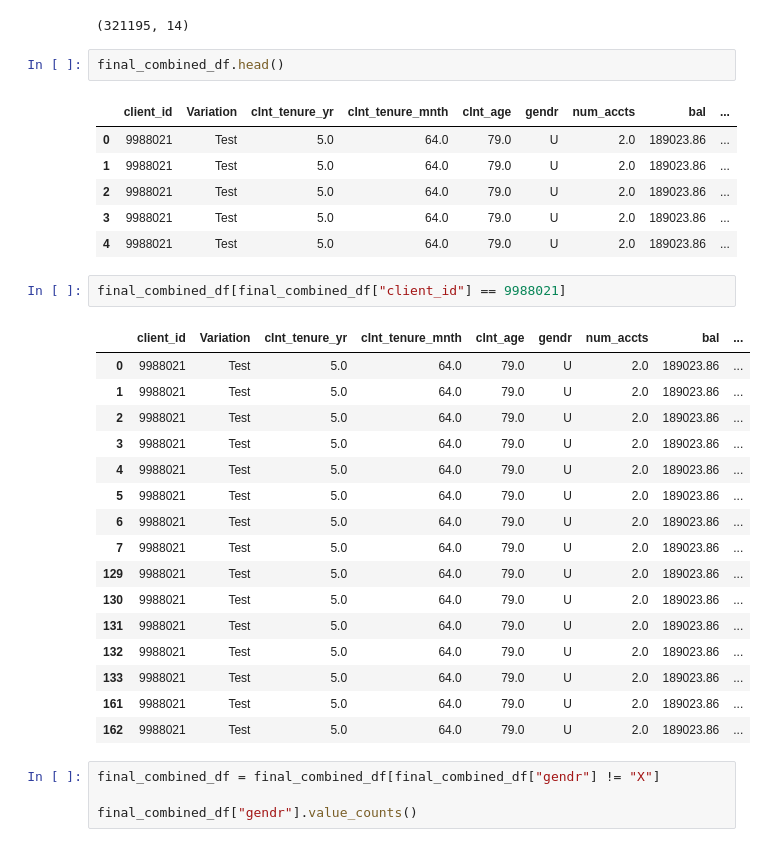
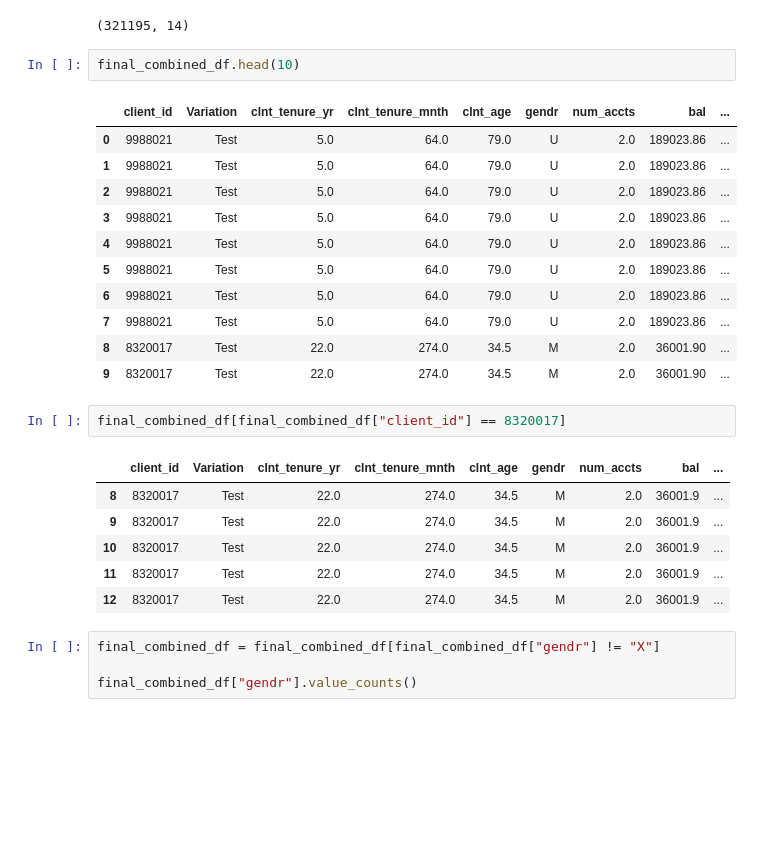
Before and after one commit to AleUrzi/week5_vanguard-ab-test, a Jupyter notebook: Notebooks/Alessia_cleaned_merged_df.ipynb, the cells around one changed output. Saved outputs shown, nothing was run; the diff lists cells and outputs as text; blank space fills up the shorter version.

```diff
--- a/Notebooks/Alessia_cleaned_merged_df.ipynb
+++ b/Notebooks/Alessia_cleaned_merged_df.ipynb
@@ -203,7 +203,7 @@ final_combined_df.shape
 # %% [output]
 (321195, 14)
 # %%
-final_combined_df.head()
+final_combined_df.head(10)
 # %% [output]
 |  | client_id | Variation | clnt_tenure_yr | clnt_tenure_mnth | clnt_age | gendr | num_accts | bal | ... |
 | 0 | 9988021 | Test | 5.0 | 64.0 | 79.0 | U | 2.0 | 189023.86 | ... |
@@ -211,25 +211,20 @@ final_combined_df.head()
 | 2 | 9988021 | Test | 5.0 | 64.0 | 79.0 | U | 2.0 | 189023.86 | ... |
 | 3 | 9988021 | Test | 5.0 | 64.0 | 79.0 | U | 2.0 | 189023.86 | ... |
 | 4 | 9988021 | Test | 5.0 | 64.0 | 79.0 | U | 2.0 | 189023.86 | ... |
+| 5 | 9988021 | Test | 5.0 | 64.0 | 79.0 | U | 2.0 | 189023.86 | ... |
+| 6 | 9988021 | Test | 5.0 | 64.0 | 79.0 | U | 2.0 | 189023.86 | ... |
+| 7 | 9988021 | Test | 5.0 | 64.0 | 79.0 | U | 2.0 | 189023.86 | ... |
+| 8 | 8320017 | Test | 22.0 | 274.0 | 34.5 | M | 2.0 | 36001.90 | ... |
+| 9 | 8320017 | Test | 22.0 | 274.0 | 34.5 | M | 2.0 | 36001.90 | ... |
 # %%
-final_combined_df[final_combined_df["client_id"] == 9988021]
+final_combined_df[final_combined_df["client_id"] == 8320017]
 # %% [output]
 |  | client_id | Variation | clnt_tenure_yr | clnt_tenure_mnth | clnt_age | gendr | num_accts | bal | ... |
-| 0 | 9988021 | Test | 5.0 | 64.0 | 79.0 | U | 2.0 | 189023.86 | ... |
-| 1 | 9988021 | Test | 5.0 | 64.0 | 79.0 | U | 2.0 | 189023.86 | ... |
-| 2 | 9988021 | Test | 5.0 | 64.0 | 79.0 | U | 2.0 | 189023.86 | ... |
-| 3 | 9988021 | Test | 5.0 | 64.0 | 79.0 | U | 2.0 | 189023.86 | ... |
-| 4 | 9988021 | Test | 5.0 | 64.0 | 79.0 | U | 2.0 | 189023.86 | ... |
-| 5 | 9988021 | Test | 5.0 | 64.0 | 79.0 | U | 2.0 | 189023.86 | ... |
-| 6 | 9988021 | Test | 5.0 | 64.0 | 79.0 | U | 2.0 | 189023.86 | ... |
-| 7 | 9988021 | Test | 5.0 | 64.0 | 79.0 | U | 2.0 | 189023.86 | ... |
-| 129 | 9988021 | Test | 5.0 | 64.0 | 79.0 | U | 2.0 | 189023.86 | ... |
-| 130 | 9988021 | Test | 5.0 | 64.0 | 79.0 | U | 2.0 | 189023.86 | ... |
-| 131 | 9988021 | Test | 5.0 | 64.0 | 79.0 | U | 2.0 | 189023.86 | ... |
-| 132 | 9988021 | Test | 5.0 | 64.0 | 79.0 | U | 2.0 | 189023.86 | ... |
-| 133 | 9988021 | Test | 5.0 | 64.0 | 79.0 | U | 2.0 | 189023.86 | ... |
-| 161 | 9988021 | Test | 5.0 | 64.0 | 79.0 | U | 2.0 | 189023.86 | ... |
-| 162 | 9988021 | Test | 5.0 | 64.0 | 79.0 | U | 2.0 | 189023.86 | ... |
+| 8 | 8320017 | Test | 22.0 | 274.0 | 34.5 | M | 2.0 | 36001.9 | ... |
+| 9 | 8320017 | Test | 22.0 | 274.0 | 34.5 | M | 2.0 | 36001.9 | ... |
+| 10 | 8320017 | Test | 22.0 | 274.0 | 34.5 | M | 2.0 | 36001.9 | ... |
+| 11 | 8320017 | Test | 22.0 | 274.0 | 34.5 | M | 2.0 | 36001.9 | ... |
+| 12 | 8320017 | Test | 22.0 | 274.0 | 34.5 | M | 2.0 | 36001.9 | ... |
 # %%
 final_combined_df = final_combined_df[final_combined_df["gendr"] != "X"]
 
```
Also changed, not shown: parts of 36 cells of this notebook, 19 other files.
